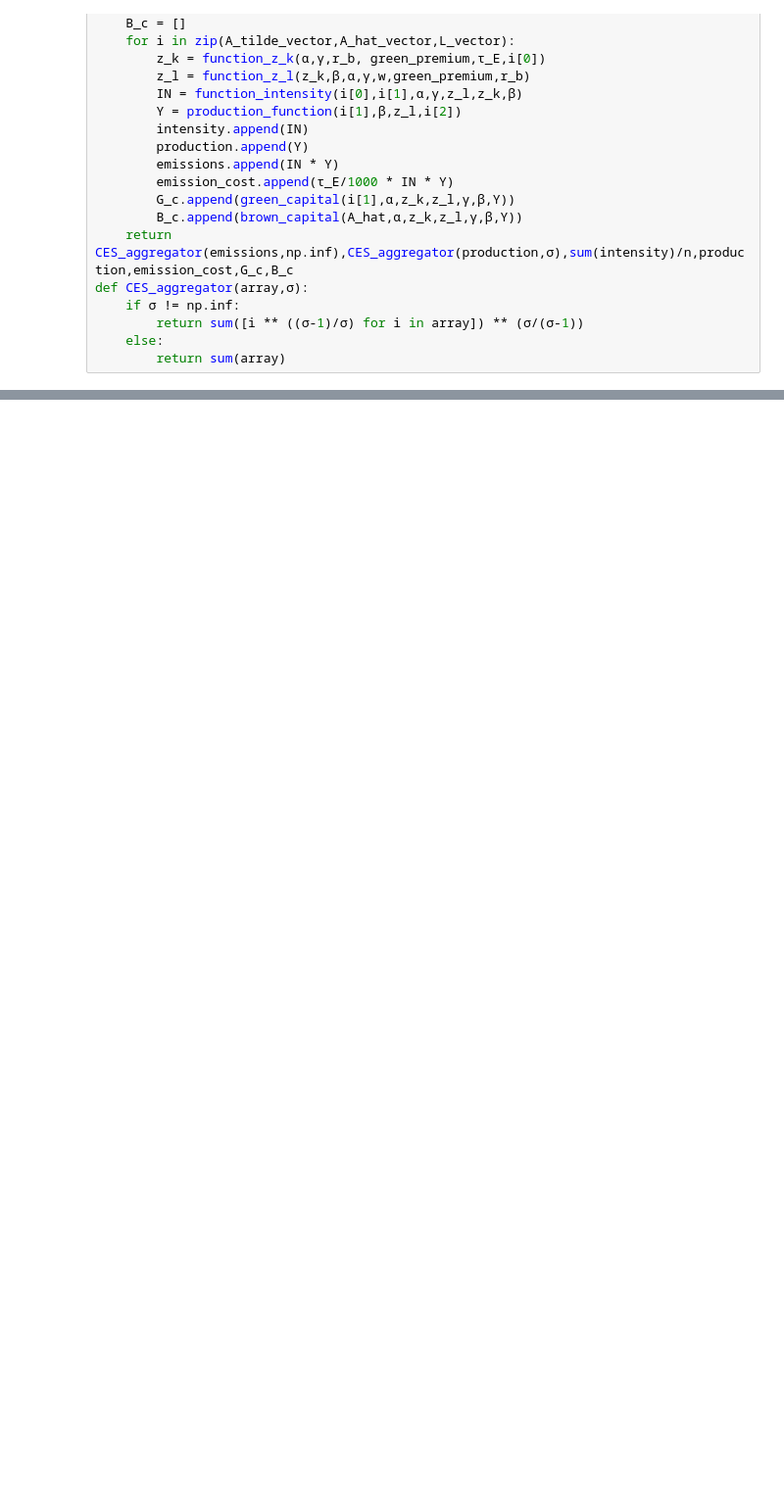
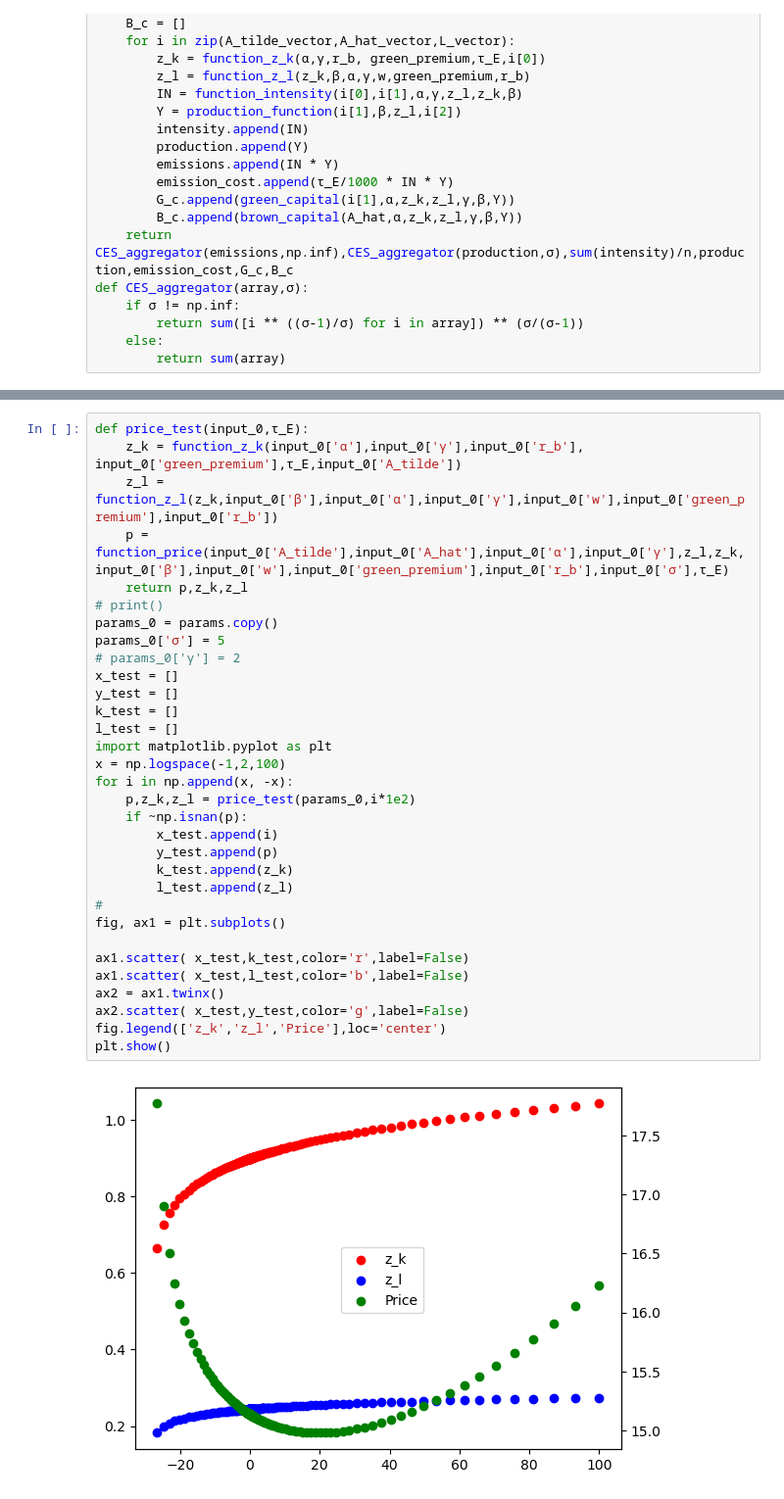
Before and after one commit to mortezaaghajanzadeh/Resource-Reallocation, a Jupyter notebook: code/test.ipynb, the cells around one changed output, grey strips where cells are left out. Shown at 98% size. Cells and saved outputs as stored; diff of their text form; blank space fills up the shorter version.

```diff
--- a/code/test.ipynb
+++ b/code/test.ipynb
@@ -182,0 +212,34 @@ df
+# %%
+def price_test(input_0,τ_E):
+    z_k = function_z_k(input_0['α'],input_0['γ'],input_0['r_b'], input_0['green_premium'],τ_E,input_0['A_tilde'])
+    z_l = function_z_l(z_k,input_0['β'],input_0['α'],input_0['γ'],input_0['w'],input_0['green_premium'],input_0['r_b'])
+    p = function_price(input_0['A_tilde'],input_0['A_hat'],input_0['α'],input_0['γ'],z_l,z_k,input_0['β'],input_0['w'],input_0['green_premium'],input_0['r_b'],input_0['σ'],τ_E)
+    return p,z_k,z_l
+# print()
+params_0 = params.copy()
+params_0['σ'] = 5
+# params_0['γ'] = 2
+x_test = []
+y_test = []
+k_test = []
+l_test = []
+import matplotlib.pyplot as plt
+x = np.logspace(-1,2,100)
+for i in np.append(x, -x):
+    p,z_k,z_l = price_test(params_0,i*1e2)
+    if ~np.isnan(p):
+        x_test.append(i)
+        y_test.append(p)
+        k_test.append(z_k)
+        l_test.append(z_l)
+#
+fig, ax1 = plt.subplots()
+
+ax1.scatter( x_test,k_test,color='r',label=False)
+ax1.scatter( x_test,l_test,color='b',label=False)
+ax2 = ax1.twinx()
+ax2.scatter( x_test,y_test,color='g',label=False)
+fig.legend(['z_k','z_l','Price'],loc='center')
+plt.show()
+# %% [output]
+[figure, added]
```
Also changed, not shown: parts of 4 cells of this notebook, 4 other files.
